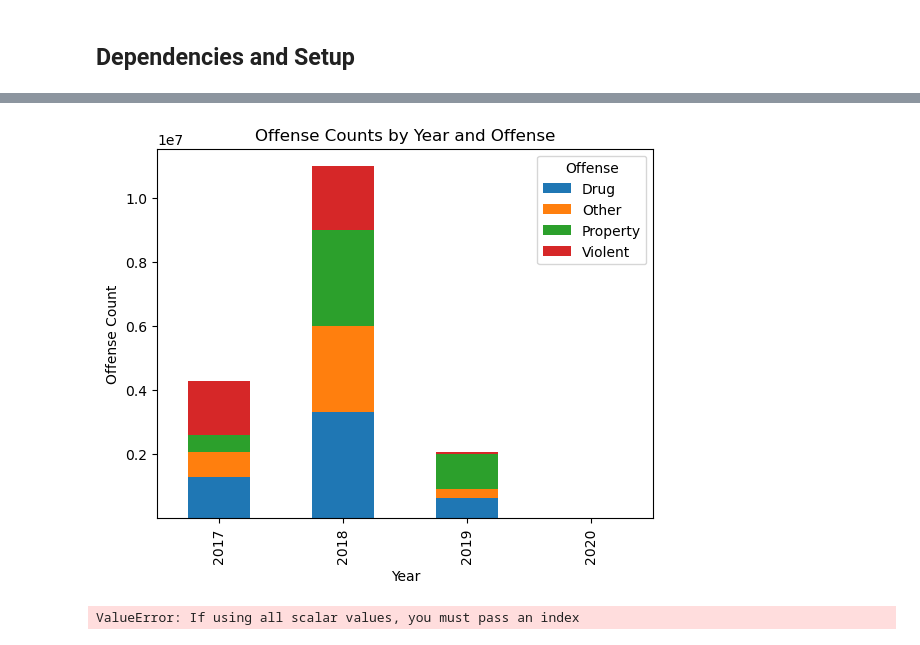
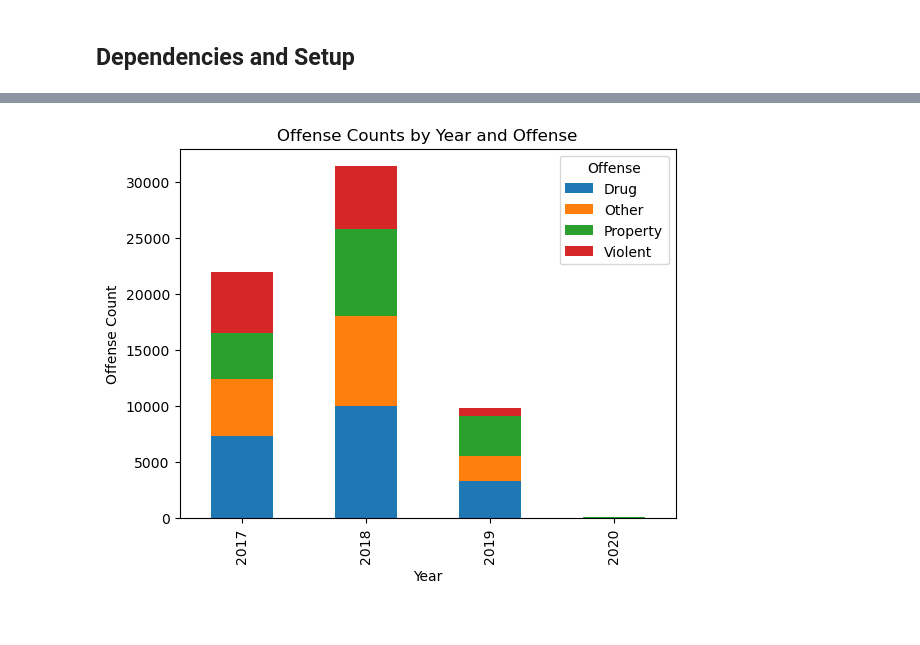
Before and after one commit to anitha0615/project_1, a Jupyter notebook: Analysis/Safety_Analysis_final.ipynb, the cells around one changed output, grey strips where cells are left out. Drawn from its saved outputs; the diff is of its cells as text; code cells hidden in the pictures.

```diff
--- a/Analysis/Safety_Analysis_final.ipynb
+++ b/Analysis/Safety_Analysis_final.ipynb
@@ -31,26 +27,37 @@ safety_2020 = pd.read_csv("../Resources/Texas_Department_of_Criminal_Justice_Rel
 # %%
+# Import datasets csv file or import data set through API
+
+# Read the data
+safety_2019 = pd.read_csv("../Resources/Texas_Department_of_Criminal_Justice_Receives_FY_2019.csv")
+safety_2020 = pd.read_csv("../Resources/Texas_Department_of_Criminal_Justice_Releases_FY_2020.csv")
+
+# Cleanup and Create dataframe
+
 # Remove duplicates in CSV
-
 safety_2019 = safety_2019.drop_duplicates()
 safety_2019.to_csv('cleaned_2019.csv', index=False)
 
 safety_2020 = safety_2020.drop_duplicates()
 safety_2020.to_csv('cleaned_2020.csv', index=False)
 
+#
 df1_filtered = safety_2019[(pd.to_numeric(pd.to_datetime(safety_2019['Offense Date']).dt.strftime('%Y')) >= 2017) & ((pd.to_numeric(pd.to_datetime(safety_2019['Offense Date']).dt.strftime('%Y'))) < 2020)]
 df2_filtered = safety_2020[(pd.to_numeric(pd.to_datetime(safety_2020['Offense Date']).dt.strftime('%Y')) >= 2017) & ((pd.to_numeric(pd.to_datetime(safety_2020['Offense Date']).dt.strftime('%Y'))) < 2021)]
 
-
+#
 safety_2019_selcols = pd.DataFrame(df1_filtered[['County', 'Offense', 'Offense Description', 'Offense Date']])
 safety_2020_selcols = pd.DataFrame(df2_filtered[['County', 'Offense', 'Offense Description', 'Offense Date']])
 
+
+#
 merged_df = pd.concat([safety_2019_selcols,safety_2020_selcols],axis=0)
 merged_df = merged_df.drop_duplicates()
 
 # Formatting the Dataframe
 merged_df = merged_df.sort_values(by=['County','Offense Date'],ascending=True).reset_index(drop=True)
 merged_df['Offense Year'] = pd.to_datetime(merged_df['Offense Date']).dt.strftime('%Y')
-
+merged_df = merged_df.rename(columns={'County':'COUNTY'})
+merged_df['Offense Count']=0
 # Display Dataframe
 merged_df.head()
 # %% [output]
@@ -93,21 +87,20 @@ OffenseCountByCountyAndYearDF
 # %%
 # generate a stacked barplot for the county and offense count
 # Group the DataFrame by Offense Year and Offense, and sum the Offense Count
-
-OffenseCountYearDF = merged_df.groupby(['Offense Year', 'Offense'])['Offense Count'].sum()
+OffenseCountYearDF = merged_df.groupby(['Offense Year', 'Offense'])['Offense Count'].count()
 
 # Unstack the resulting Series to create a DataFrame with Offense Year as columns
 stacked = OffenseCountYearDF.unstack()
 
 # Plot the stacked bar plot
 stacked.plot(kind='bar', stacked=True)
 
 # Set the plot title and axis labels
 plt.title('Offense Counts by Year and Offense')
 plt.xlabel('Year')
 plt.ylabel('Offense Count')
 
 # Show the plot
 plt.show()
 # %% [output]
-[figure, old version]
+[figure, new version]
@@ -120,5 +106,0 @@ StdDev = OffenseCountByCountyDF['Offense'].std()
-# %%
-summary_table = pd.DataFrame({"Mean_Offense":mean,"Median_Offense":median,"Variance_Offense":variance,"Offense_Std. Dev.":StdDev}).reset_index(drop=True,inplace=True)
-summary_table
-# %% [output]
-ValueError: If using all scalar values, you must pass an index
```
Also changed, not shown: parts of 16 cells of this notebook.
